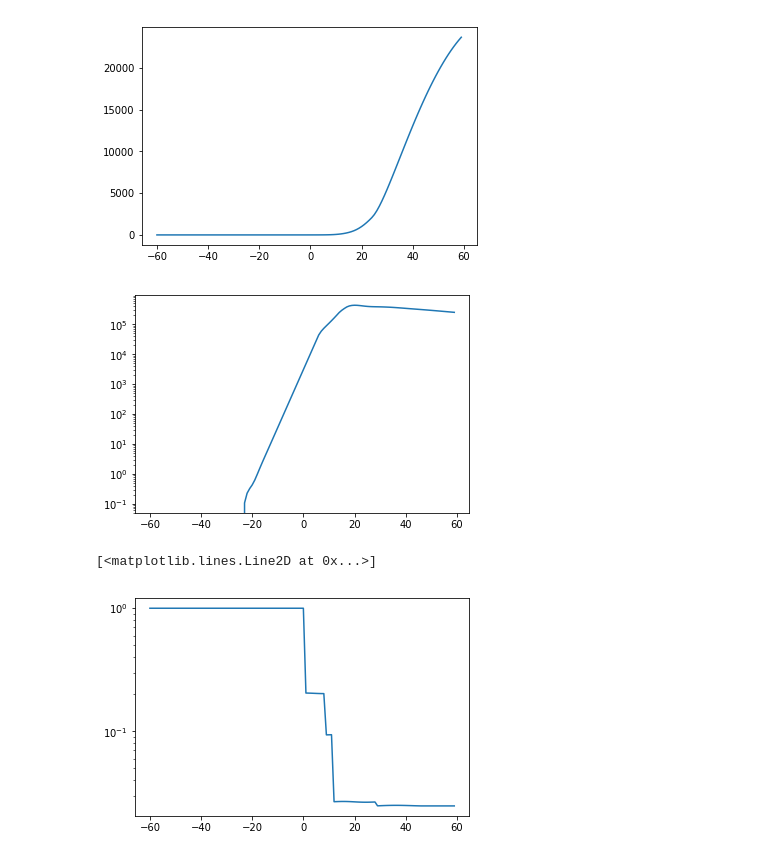
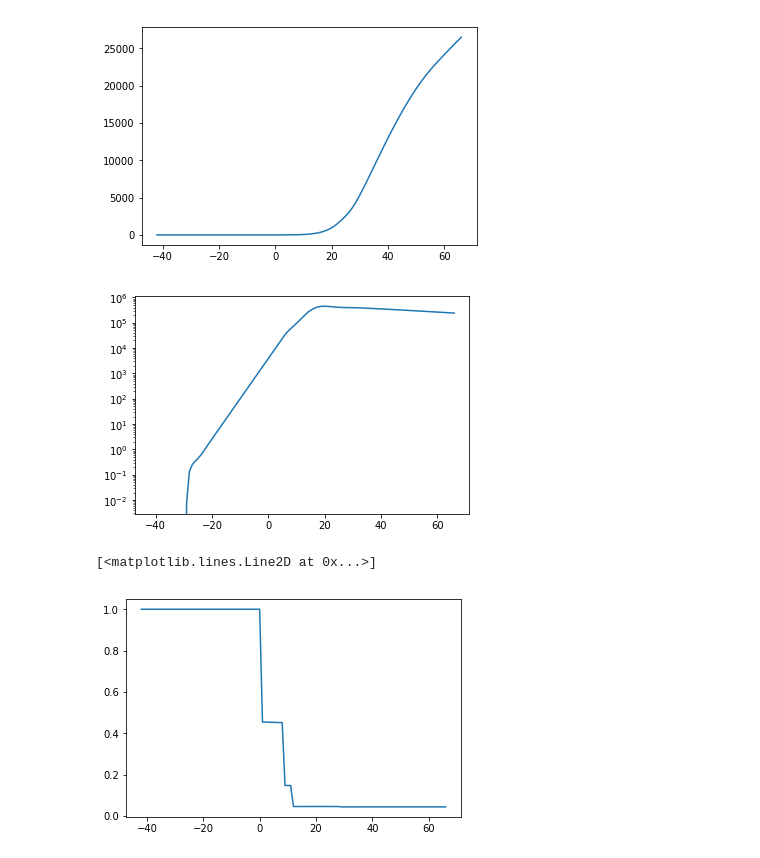
Before and after one commit to AndreasFinke/mcmc, a Jupyter notebook: notebooks/covid4.ipynb, the cells around one changed output. Saved outputs shown, nothing was run; the diff lists cells and outputs as text; code cells hidden in the pictures.

```diff
--- a/notebooks/covid4.ipynb
+++ b/notebooks/covid4.ipynb
@@ -215,10 +215,10 @@ params.proxyTinfec = 14
 
 #data.initialBetaMild = 3.38/4
 #data.initialBetaHigh = 5.05/4
-data.initialMild0 = 5000**1
-data.initialHigh0 = 5000**1
-data.initialDelay = 20.0
-data.initialMissedDeaths = 5
+data.initialMild0 = 4500+1000
+data.initialHigh0 = 5200+1000
+data.initialDelay = 40.0-20
+data.initialMissedDeaths = 10
 
 
 data.computeR = False
@@ -236,26 +236,27 @@ state.add(smooth)
 #print(state.getAll())
 state.sharedDependencyMaxDepth = 2
 
-# target = mcmc.SimpleTarget()
-# target.set_posterior(state)
-
-# chain = mcmc.Chain(target, 0)
-# chain.computeMean = False
-# chain.recordSamples = True
-# chain.run(200000,200,200,500)
-
-# chains = mcmc.ChainManager(target, 30000, 2)
-#chains.run(1000, 50)
-#print(chain.getLoglikes()[-1])
-
-target = mcmc.AdvCoolingTarget(15, 5)
-target.minOscillations = 8
-target.maxPeriodLength = 6
+target = mcmc.SimpleTarget()
 target.set_posterior(state)
 chain = mcmc.Chain(target, 0)
 chain.computeMean = False
 chain.recordSamples = True
-chain.run(0,0,10000,20)
+chain.run(1000000,100000,800,1000)
+
+# target = mcmc.SimpleTarget()
+# target.set_posterior(state)
+# chains = mcmc.ChainManager(target, 1000000, 2)
+# chains.run(1000, 50)
+# print(chain.getLoglikes()[-1])
+
+# target = mcmc.AdvCoolingTarget(15, 5)
+# target.minOscillations = 8
+# target.maxPeriodLength = 6
+# target.set_posterior(state)
+# chain = mcmc.Chain(target, 0)
+# chain.computeMean = False
+# chain.recordSamples = True
+# chain.run(0,0,5000,20)
 # %%
 plt.figure(figsize=(20,20))
 print(np.min(-chain.getLoglikes()))
@@ -269,11 +290,11 @@ plt.semilogy(-chain.getLoglikes())
 # %%
 plt.plot(time_all[0:120], chain.getSamples("dead")[-1,0:120])
 plt.show()
 plt.semilogy(time_all[0:120], chain.getSamples("mildlyInfectious")[-1,0:120])
 plt.show()
-plt.semilogy(time_all[0:120], chain.getSamples("totalBehavior")[-1,0:120])
+plt.plot(time_all[0:120], chain.getSamples("totalBehavior")[-1,0:120])
 # %% [output]
-[figure, old version]
+[figure, new version]
-[figure, old version]
+[figure, new version]
 [<matplotlib.lines.Line2D at 0x...>]
-[figure, old version]
+[figure, new version]
```
Also changed, not shown: parts of 8 cells of this notebook, 1 other file.
